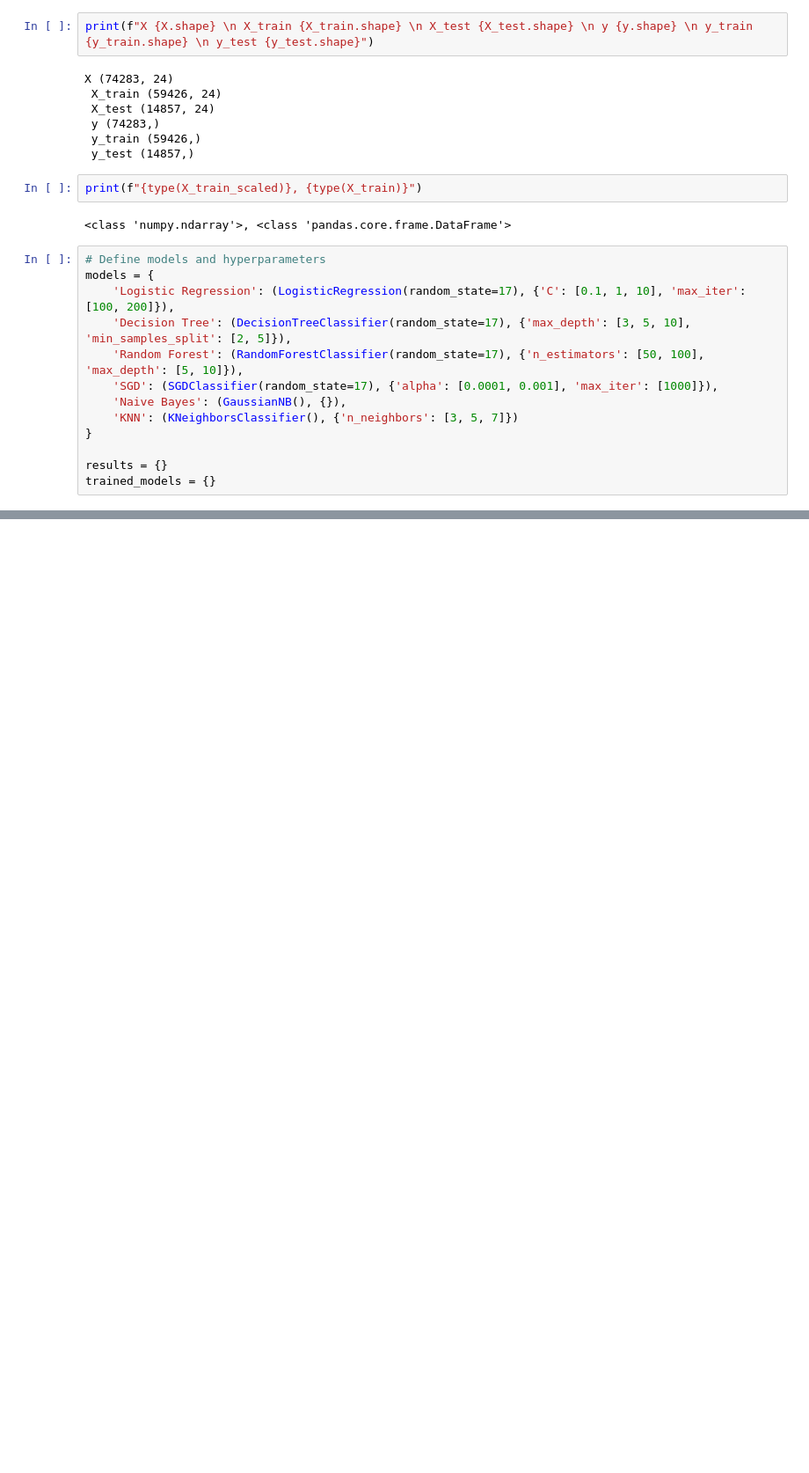
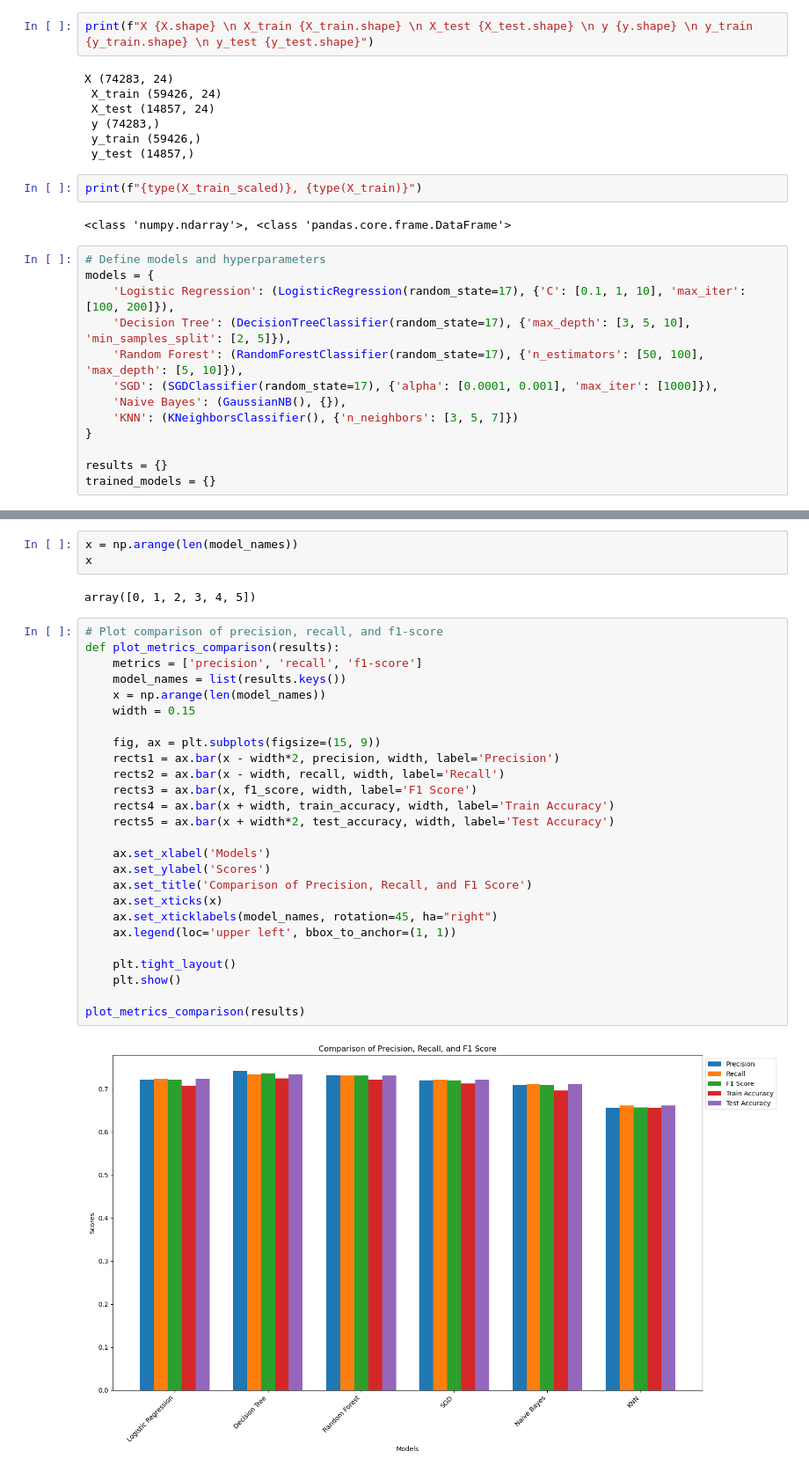
Before and after one commit to MohitPanchasara/Machine-Learning, a Jupyter notebook: Projects/Alzheimerz Classification/Alzheimer's ClassificationUntitled.ipynb, the cells around one changed output, grey strips where cells are left out. Shown: that part at 88% size. Cells and saved outputs as stored; diff of their text form; blank space fills up the shorter version.

Commit message:
training analysis

```diff
--- a/Projects/Alzheimerz Classification/Alzheimer's ClassificationUntitled.ipynb
+++ b/Projects/Alzheimerz Classification/Alzheimer's ClassificationUntitled.ipynb
@@ -312,0 +375,33 @@ Fitting 5 folds for each of 6 candidates, totalling 30 fits
+# %%
+x = np.arange(len(model_names))
+x
+# %% [output]
+array([0, 1, 2, 3, 4, 5])
+# %%
+# Plot comparison of precision, recall, and f1-score
+def plot_metrics_comparison(results):
+    metrics = ['precision', 'recall', 'f1-score']
+    model_names = list(results.keys())
+    x = np.arange(len(model_names))
+    width = 0.15
+
+    fig, ax = plt.subplots(figsize=(15, 9))
+    rects1 = ax.bar(x - width*2, precision, width, label='Precision')
+    rects2 = ax.bar(x - width, recall, width, label='Recall')
+    rects3 = ax.bar(x, f1_score, width, label='F1 Score')
+    rects4 = ax.bar(x + width, train_accuracy, width, label='Train Accuracy')
+    rects5 = ax.bar(x + width*2, test_accuracy, width, label='Test Accuracy')
+
+    ax.set_xlabel('Models')
+    ax.set_ylabel('Scores')
+    ax.set_title('Comparison of Precision, Recall, and F1 Score')
+    ax.set_xticks(x)
+    ax.set_xticklabels(model_names, rotation=45, ha="right")
+    ax.legend(loc='upper left', bbox_to_anchor=(1, 1))
+
+    plt.tight_layout()
+    plt.show()
+
+plot_metrics_comparison(results)
+# %% [output]
+[figure, added]
```
Also changed, not shown: parts of 8 cells of this notebook.
